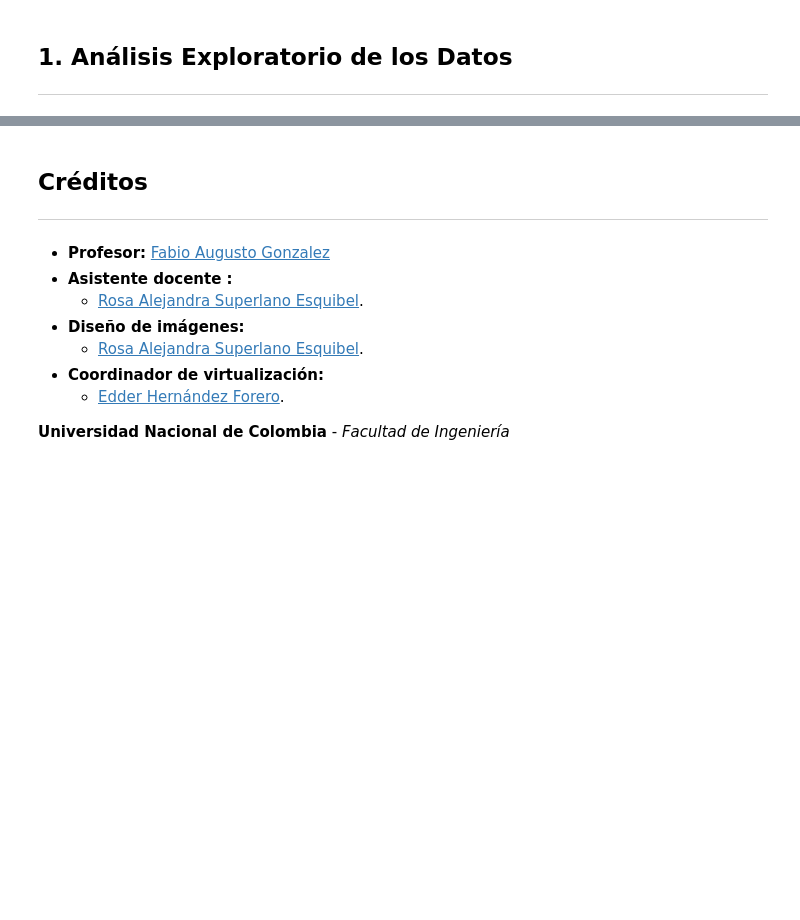
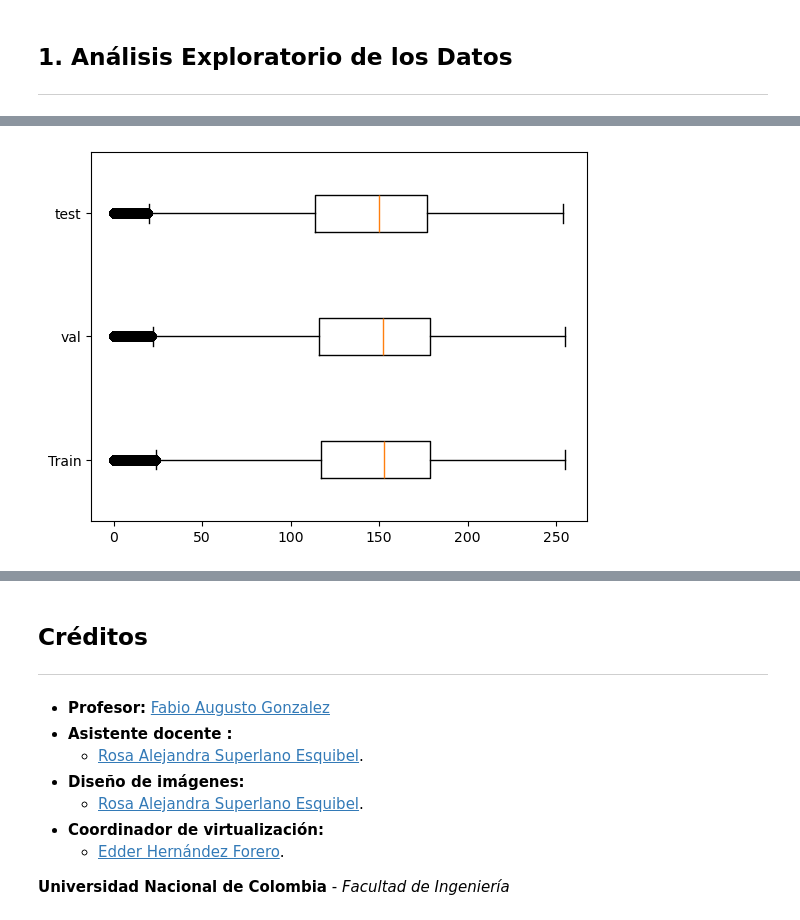
Before and after one commit to MLDS-UN-ProjectTeam/MLDS2, a Jupyter notebook: Entrega2.ipynb, the cells around one changed output, grey strips where cells are left out. Cells and saved outputs as stored; diff of their text form; code cells hidden in the pictures; blank space fills up the shorter version.

```diff
--- a/Entrega2.ipynb
+++ b/Entrega2.ipynb
@@ -46,0 +114,24 @@
+# %%
+train_imgs = train_set.imgs
+train_imgs = train_imgs.reshape(len(train_imgs), 28*28)
+train_imgs = pd.DataFrame(train_imgs)
+train_imgs['y'] = train_set.labels
+
+val_imgs = val_set.imgs
+val_imgs = val_imgs.reshape(len(val_imgs), 28*28)
+val_imgs = pd.DataFrame(val_imgs)
+val_imgs['y'] = val_set.labels
+
+test_imgs = test_set.imgs
+test_imgs = test_imgs.reshape(len(test_imgs), 28*28)
+test_imgs = train_set.labels = pd.DataFrame(test_imgs)
+test_imgs['y'] = test_set.labels
+# %%
+values = [train_imgs.to_numpy()[:,:-1].flatten(),
+          val_imgs.to_numpy()[:,:-1].flatten(),
+          test_imgs.to_numpy()[:,:-1].flatten()]
+
+plt.boxplot(values, vert=False, tick_labels=['Train', 'val', 'test'])
+plt.show()
+# %% [output]
+[figure, added]
```
Also changed, not shown: parts of 17 cells of this notebook, 1 other file.
